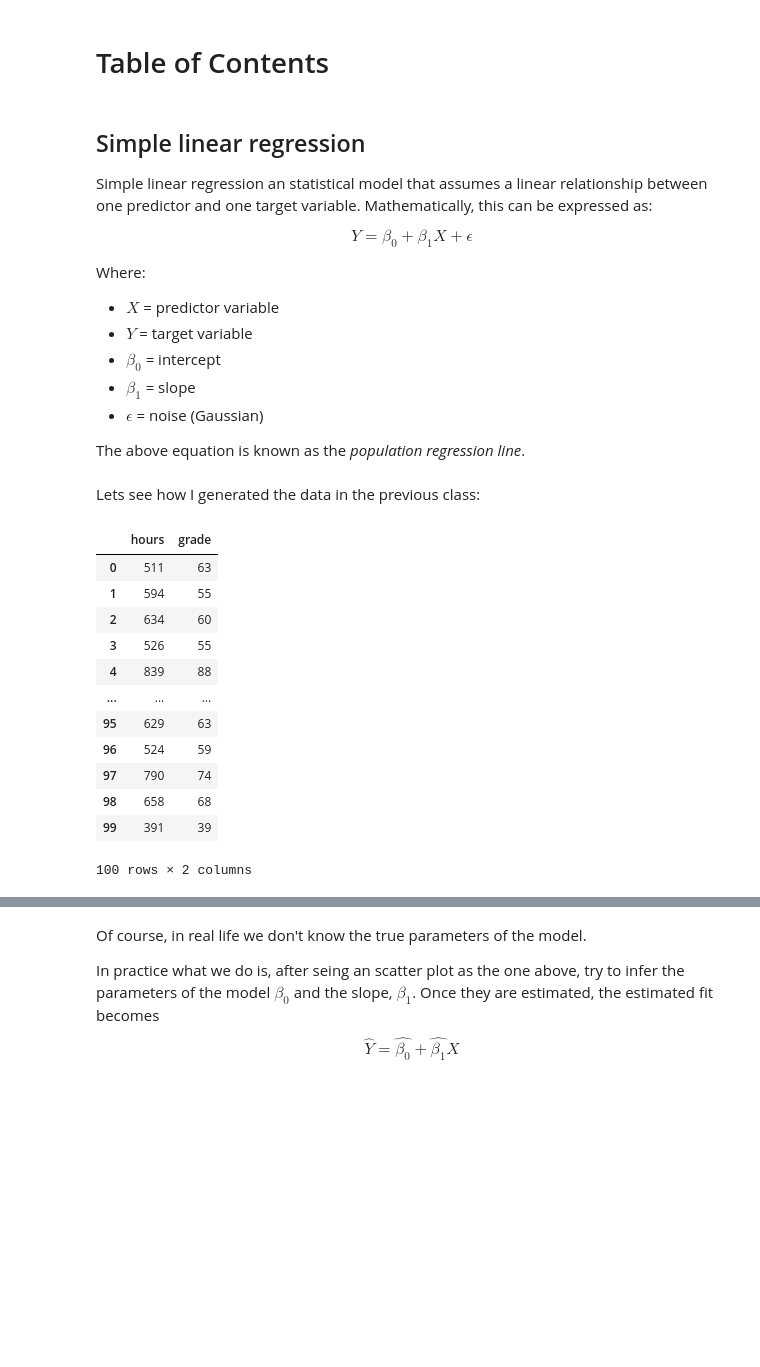
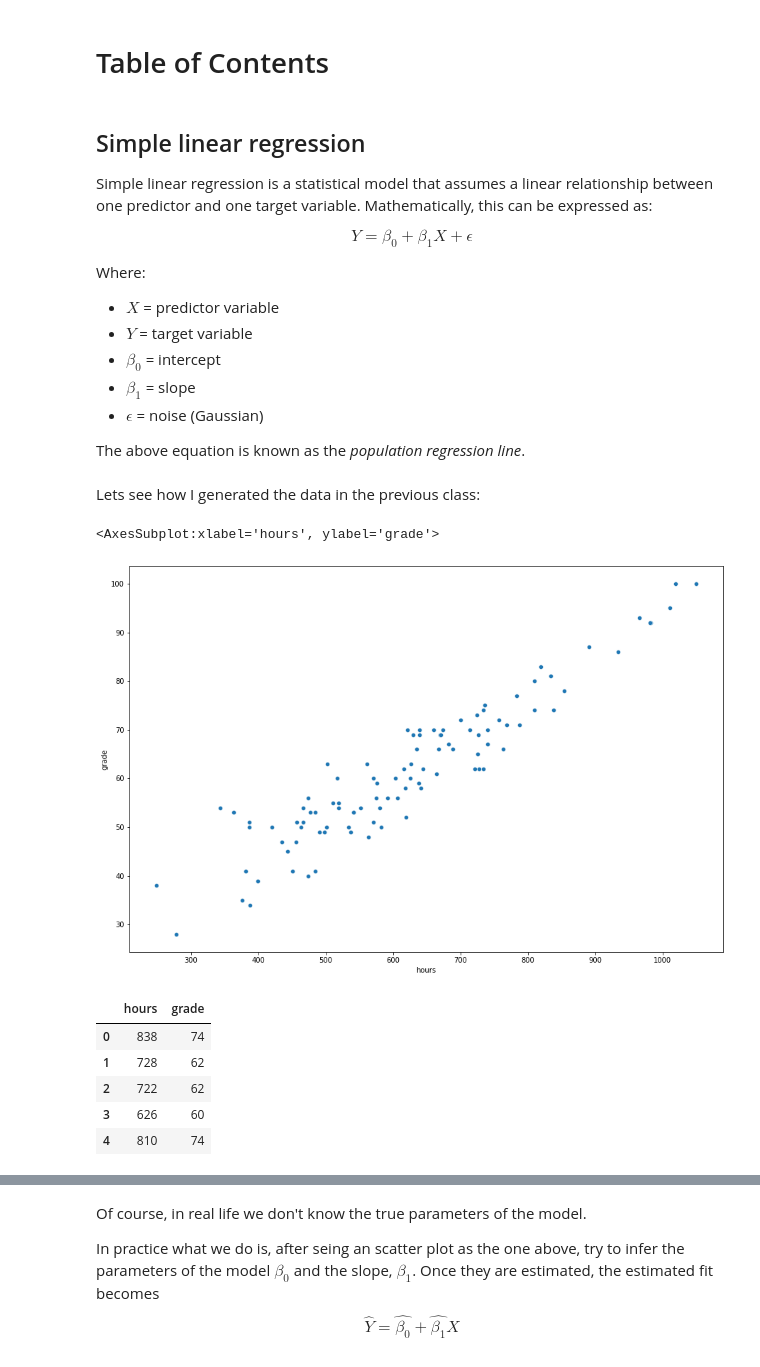
Before and after one commit to Ironhack-Data-Madrid-Enero-2021/Classroom-Materials, a Jupyter notebook: week_06/02-linear-regression.ipynb, the cells around one changed output, grey strips where cells are left out. Drawn from its saved outputs; the diff is of its cells as text; code cells hidden in the pictures; blank space fills up the shorter version.

```diff
--- a/week_06/02-linear-regression.ipynb
+++ b/week_06/02-linear-regression.ipynb
@@ -25,7 +25,7 @@ from sklearn.linear_model import LinearRegression
 # %% [markdown]
 ## Simple linear regression
 
-Simple linear regression an statistical model that assumes a linear relationship between one predictor and one target variable. Mathematically, this can be expressed as:
+Simple linear regression is a statistical model that assumes a linear relationship between one predictor and one target variable. Mathematically, this can be expressed as:
 
  $$ Y = \beta_0 +  \beta_1 X + \epsilon$$
 
@@ -59,19 +62,17 @@ data = pd.DataFrame({
     'grade': y
 
 }).round().astype(int)
+# %%
+sns.scatterplot(x=data.hours, y=data.grade)
+# %% [output]
+<AxesSubplot:xlabel='hours', ylabel='grade'>
+[figure, added]
 # %%
-data
+data.head()
 # %% [output]
 |  | hours | grade |
-| 0 | 511 | 63 |
-| 1 | 594 | 55 |
-| 2 | 634 | 60 |
-| 3 | 526 | 55 |
-| 4 | 839 | 88 |
-| ... | ... | ... |
-| 95 | 629 | 63 |
-| 96 | 524 | 59 |
-| 97 | 790 | 74 |
-| 98 | 658 | 68 |
-| 99 | 391 | 39 |
+| 0 | 838 | 74 |
+| 1 | 728 | 62 |
+| 2 | 722 | 62 |
+| 3 | 626 | 60 |
+| 4 | 810 | 74 |
-100 rows × 2 columns
```
Also changed, not shown: parts of 41 cells of this notebook, 2 other files.
